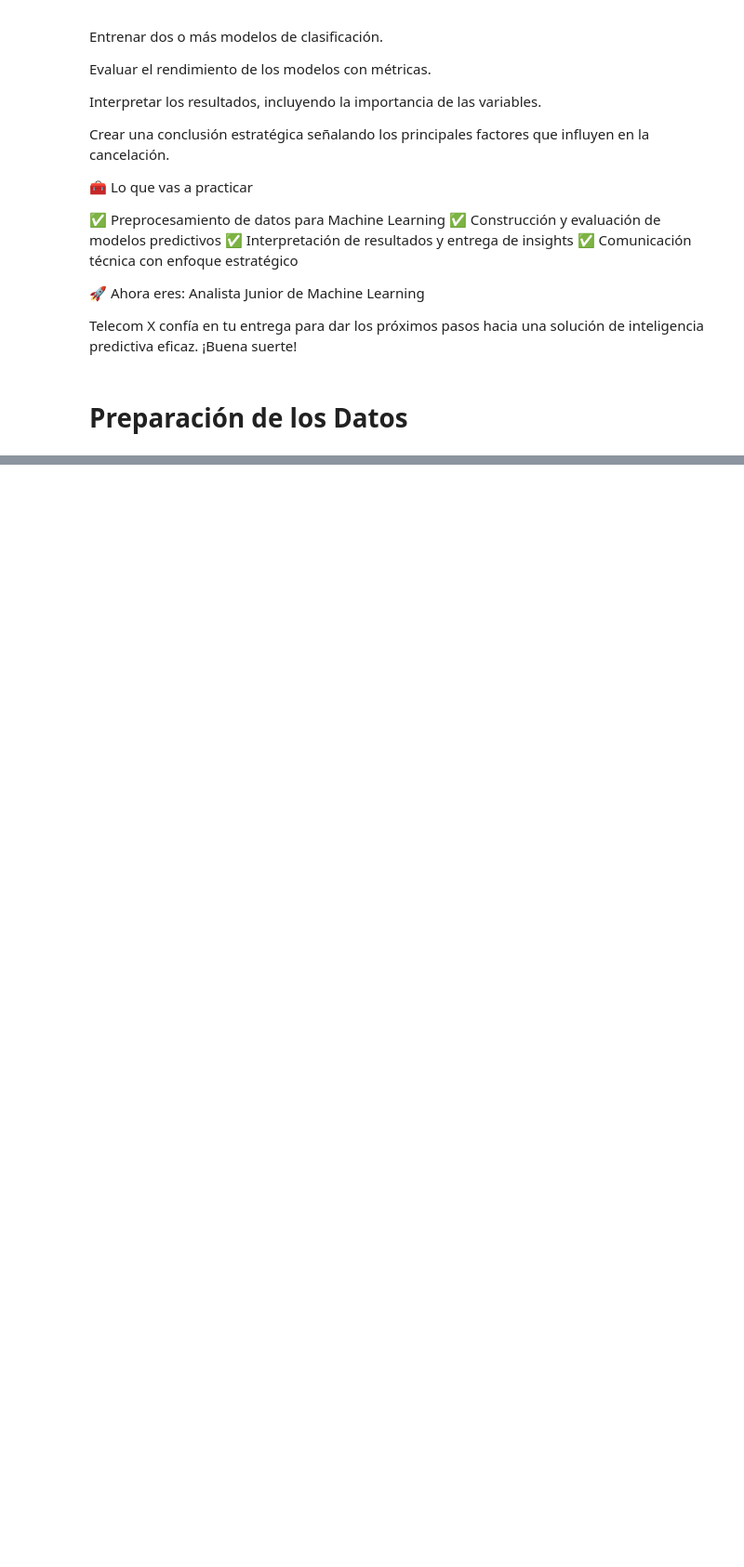
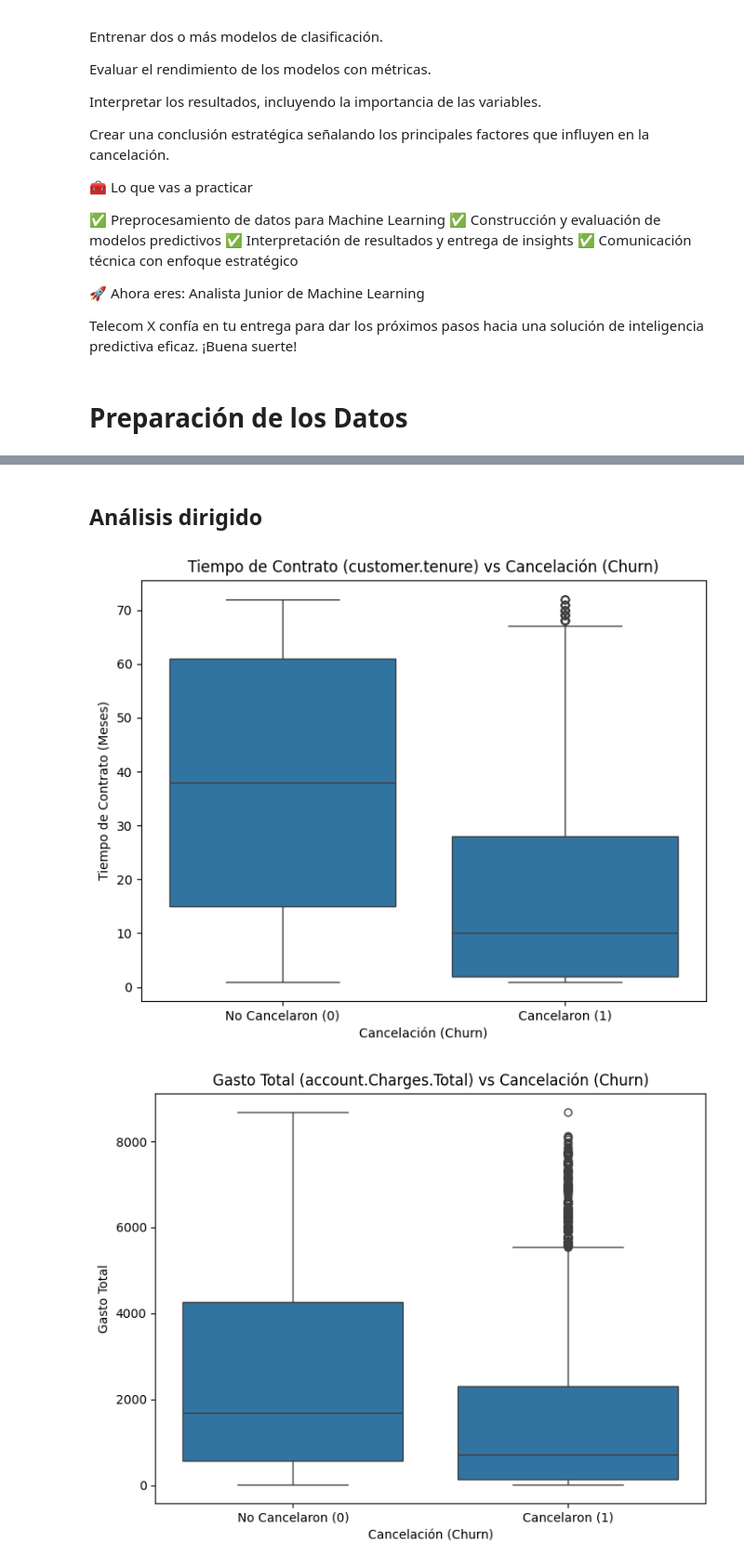
Before and after one commit to HJuliamPR/OracleChallengeTelecomX_ML, a Jupyter notebook: ML_TelecomX.ipynb, the cells around one changed output, grey strips where cells are left out. Shown at 93% size. Saved outputs shown, nothing was run; the diff lists cells and outputs as text; code cells hidden in the pictures; blank space fills up the shorter version.

```diff
--- a/ML_TelecomX.ipynb
+++ b/ML_TelecomX.ipynb
@@ -43,0 +251,33 @@ Telecom X confía en tu entrega para dar los próximos pasos hacia una solución
+# %% [markdown]
+## Análisis dirigido
+# %%
+# Análisis dirigido: Tiempo de contrato (customer.tenure) vs Cancelación (Churn) con boxplot
+plt.figure(figsize=(8, 6))
+sns.boxplot(x='Churn', y='customer.tenure', data=df_balanceado)
+plt.title('Tiempo de Contrato (customer.tenure) vs Cancelación (Churn)')
+plt.xlabel('Cancelación (Churn)')
+plt.ylabel('Tiempo de Contrato (Meses)')
+plt.xticks(ticks=[0, 1], labels=['No Cancelaron (0)', 'Cancelaron (1)'])
+plt.show()
+
+# Análisis dirigido: Gasto total (account.Charges.Total) vs Cancelación (Churn) con boxplot
+plt.figure(figsize=(8, 6))
+sns.boxplot(x='Churn', y='account.Charges.Total', data=df_balanceado)
+plt.title('Gasto Total (account.Charges.Total) vs Cancelación (Churn)')
+plt.xlabel('Cancelación (Churn)')
+plt.ylabel('Gasto Total')
+plt.xticks(ticks=[0, 1], labels=['No Cancelaron (0)', 'Cancelaron (1)'])
+plt.show()
+
+# Análisis dirigido: Gasto total (account.Charges.Total) vs Tiempo de contrato (customer.tenure) con scatter plot y color por Cancelación (Churn)
+plt.figure(figsize=(10, 7))
+sns.scatterplot(x='customer.tenure', y='account.Charges.Total', hue='Churn', data=df_balanceado, alpha=0.6)
+plt.title('Gasto Total vs Tiempo de Contrato (Coloreado por Cancelación)')
+plt.xlabel('Tiempo de Contrato (Meses)')
+plt.ylabel('Gasto Total')
+
+plt.legend(title='Cancelación', labels=['No Cancelaron (0)', 'Cancelaron (1)'])
+plt.show()
+# %% [output]
+[figure, added]
+[figure, added]
```
Also changed, not shown: parts of 37 cells of this notebook.
